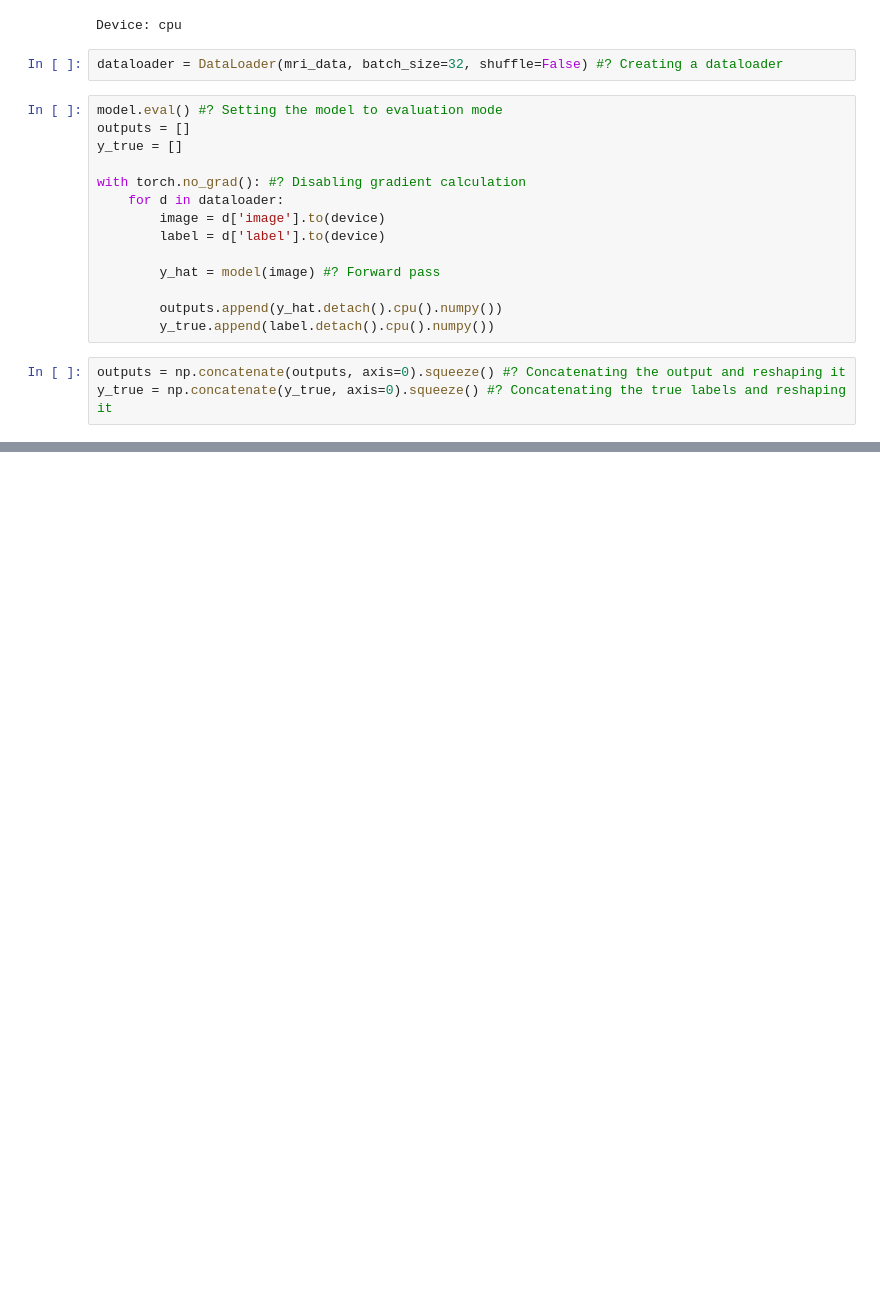
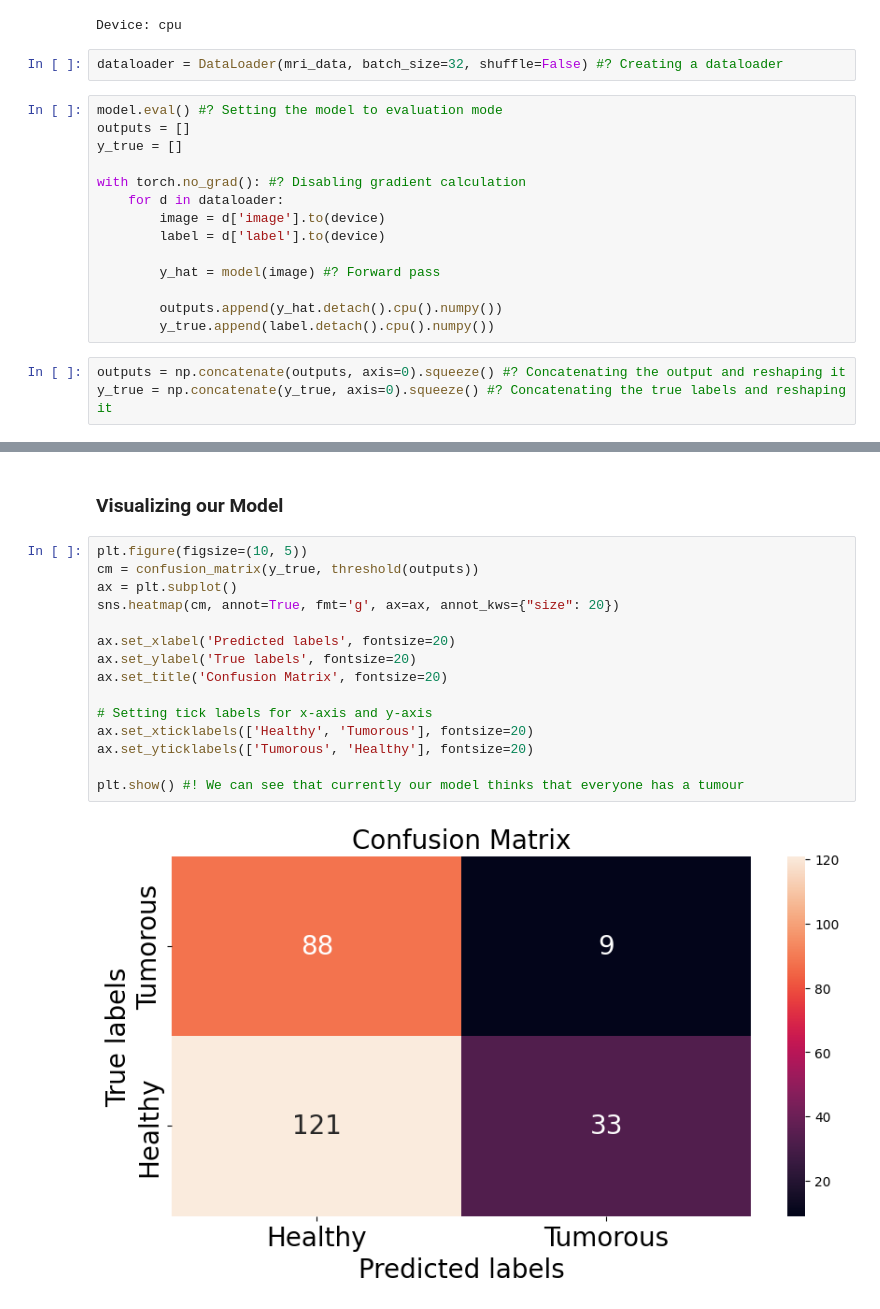
Before and after one commit to AaryaAshok77/BrainTumourDetector_DeepLearning, a Jupyter notebook: Brain_Tumour_Detector_Deep_Learning.ipynb, the cells around one changed output, grey strips where cells are left out. Saved outputs shown, nothing was run; the diff lists cells and outputs as text; blank space fills up the shorter version.

Commit message:
Training and evaluating the model

```diff
--- a/Brain_Tumour_Detector_Deep_Learning.ipynb
+++ b/Brain_Tumour_Detector_Deep_Learning.ipynb
@@ -218,0 +221,19 @@ accuracy_score(y_true, threshold(outputs)) #? Checking the accuracy of the model
+# %% [markdown]
+### Visualizing our Model
+# %%
+plt.figure(figsize=(10, 5))
+cm = confusion_matrix(y_true, threshold(outputs))
+ax = plt.subplot()
+sns.heatmap(cm, annot=True, fmt='g', ax=ax, annot_kws={"size": 20})
+
+ax.set_xlabel('Predicted labels', fontsize=20)
+ax.set_ylabel('True labels', fontsize=20)
+ax.set_title('Confusion Matrix', fontsize=20)
+
+# Setting tick labels for x-axis and y-axis
+ax.set_xticklabels(['Healthy', 'Tumorous'], fontsize=20)
+ax.set_yticklabels(['Tumorous', 'Healthy'], fontsize=20)
+
+plt.show() #! We can see that currently our model thinks that everyone has a tumour
+# %% [output]
+[figure, added]
```
Also changed, not shown: parts of 13 cells of this notebook, 1 other file.
